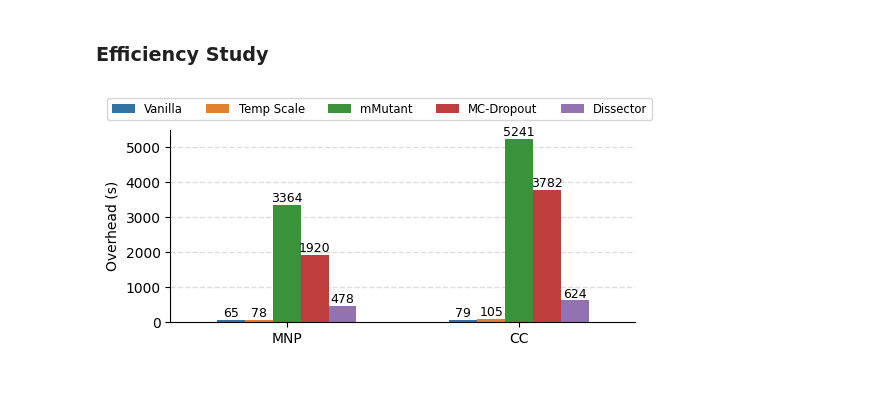
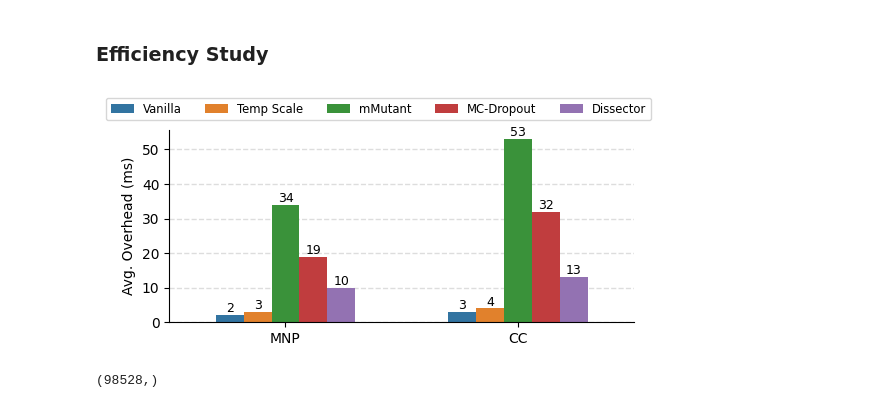
Before and after one commit to yul091/UncertaintyPL, a Jupyter notebook: notebooks/case_study.ipynb, the cells around one changed output. Drawn from its saved outputs; the diff is of its cells as text; code cells hidden in the pictures.

```diff
--- a/notebooks/case_study.ipynb
+++ b/notebooks/case_study.ipynb
@@ -571,15 +571,14 @@ shift_intensity_names = {
 
 # Define the data
 time = [
-    {"Method": 'Vanilla', "CS_time": 65, "CC_time": 79},
-    {"Method": 'Temp Scale', "CS_time": 78, "CC_time": 105},
-    {"Method": 'mMutant', "CS_time": 3364, "CC_time": 5241},
-    {"Method": 'MC-Dropout', "CS_time": 1920, "CC_time": 3782},
-    {"Method": 'Dissector', "CS_time": 478, "CC_time": 624},
+    {"Method": 'Vanilla', "CS_time": 2, "CC_time": 3},
+    {"Method": 'Temp Scale', "CS_time": 3, "CC_time": 4},
+    {"Method": 'mMutant', "CS_time": 34, "CC_time": 53},
+    {"Method": 'MC-Dropout', "CS_time": 19, "CC_time": 32},
+    {"Method": 'Dissector', "CS_time": 10, "CC_time": 13},
 ]
-
 time_df = pd.DataFrame(time)
-# Reshape the data using melt function
+# Reshape the data using melt function"
 time_melt = pd.melt(
     time_df,
     id_vars='Method',
@@ -592,32 +591,32 @@ time_melt['Task'] = time_melt['Task'].map(shift_intensity_names)
 # Plot barplot using seaborn
 method_order = ['Vanilla', 'Temp Scale', 'mMutant', 'MC-Dropout', 'Dissector']
 plt.figure(figsize=(6, 2.5))
 plt.grid(True, color='#DDDDDD', linestyle='--', linewidth=1)
 ax = sns.barplot(
     data=time_melt,
     x='Task',
     y='Time',
     hue='Method',
     hue_order=method_order,
     width=0.6,
     linewidth=1.2,
 )
 ax.set_axisbelow(True)
 ax.spines['right'].set_visible(False)
 ax.spines['top'].set_visible(False)
 ax.legend(ncols=5, fontsize='small', loc='lower center', bbox_to_anchor=(0.45, 1.02))
 # ax.legend([],[], frameon=False)
 # set the y-axis tick labels as integers
 ax.yaxis.set_major_formatter(plt.FormatStrFormatter('%d'))
 # Add values on top of each bar
 for p in ax.patches:
     height = p.get_height()
     ax.annotate(f'{height:.0f}', (p.get_x() + p.get_width() / 2, height),
                 ha='center', va='bottom', fontsize=9)
 plt.title('')
 plt.xlabel('')
-plt.ylabel('Overhead (s)')
+plt.ylabel('Avg. Overhead (ms)')
 plt.savefig('../Figure/case_overhead.pdf', bbox_inches='tight')
 plt.show()
 # %% [output]
-[figure, old version]
+[figure, new version]
@@ -623,0 +627,4 @@ plt.show()
+# %%
+cc_dropout['val'].shape
+# %% [output]
+(98528,)
```
Also changed, not shown: parts of 1 cell of this notebook, 8 other files.
